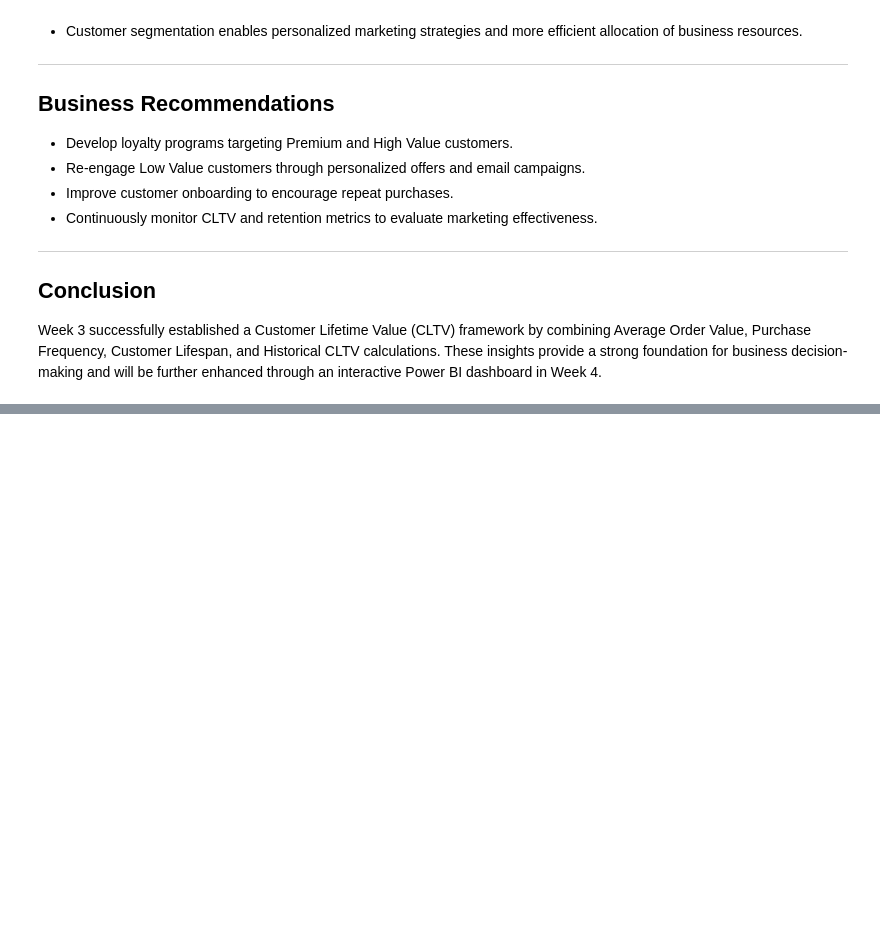
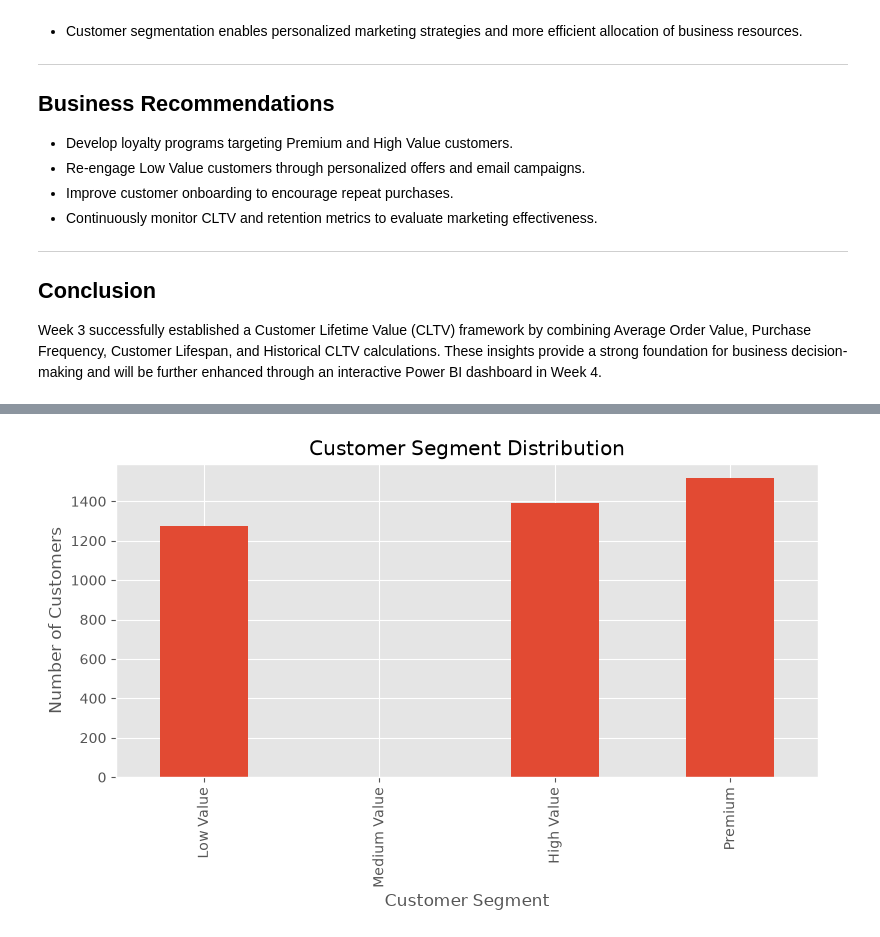
Before and after one commit to arjunkacha/saas-cohort-retention-cltv-analysis, a Jupyter notebook: notebooks/project_2_cohort_retention_cltv_analysis.ipynb, the cells around one changed output, grey strips where cells are left out. Cells and saved outputs as stored; diff of their text form; code cells hidden in the pictures; blank space fills up the shorter version.

```diff
--- a/notebooks/project_2_cohort_retention_cltv_analysis.ipynb
+++ b/notebooks/project_2_cohort_retention_cltv_analysis.ipynb
@@ -954,0 +976,22 @@ Week 3 successfully established a Customer Lifetime Value (CLTV) framework by co
+# %%
+plt.figure(figsize=(8, 5))
+
+customer_summary["CustomerSegment"].value_counts().reindex(
+    ["Low Value", "Medium Value", "High Value", "Premium"]
+).plot(kind="bar")
+
+plt.title("Customer Segment Distribution")
+plt.xlabel("Customer Segment")
+plt.ylabel("Number of Customers")
+
+plt.tight_layout()
+
+plt.savefig(
+    "customer_segment_distribution.png",
+    dpi=300,
+    bbox_inches="tight"
+)
+
+plt.show()
+# %% [output]
+[figure, added]
```
Also changed, not shown: parts of 34 cells of this notebook, 4 other files.
